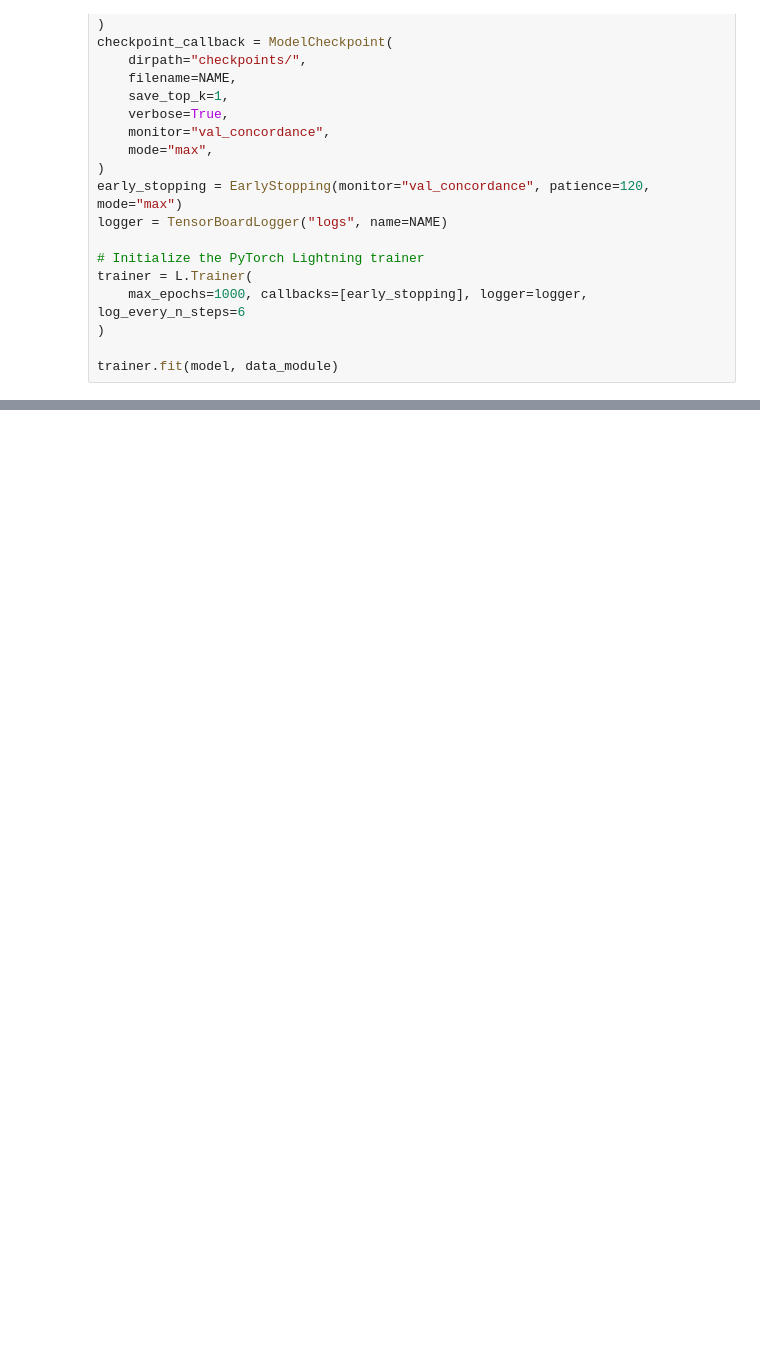
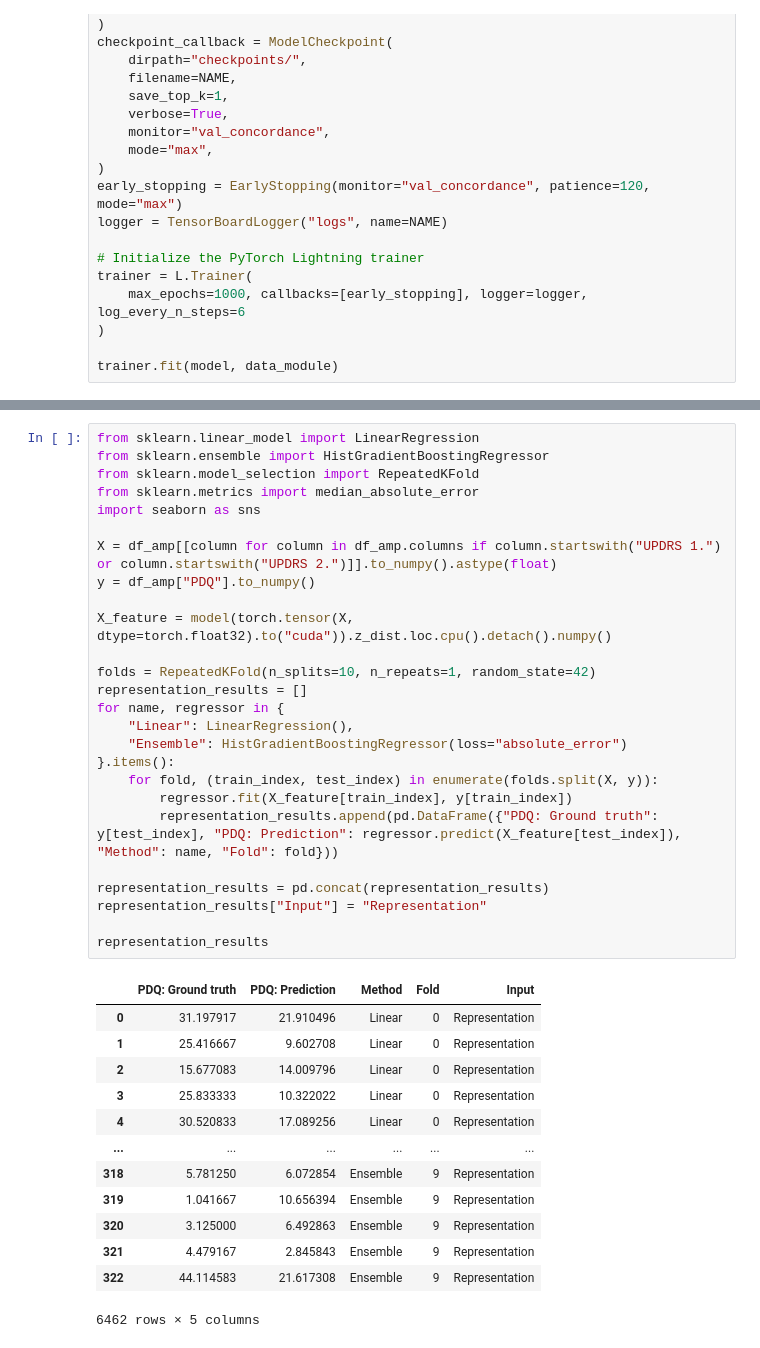
Before and after one commit to UKEIAM/de.uke.iam.parkinson.vae_longitudinal, a Jupyter notebook: src/vae.ipynb, the cells around one changed output, grey strips where cells are left out. Cells and saved outputs as stored; diff of their text form; blank space fills up the shorter version.

```diff
--- a/src/vae.ipynb
+++ b/src/vae.ipynb
@@ -181,0 +254,40 @@ model = VariationAutoencoderModule.load_from_checkpoint(
+# %%
+from sklearn.linear_model import LinearRegression
+from sklearn.ensemble import HistGradientBoostingRegressor
+from sklearn.model_selection import RepeatedKFold
+from sklearn.metrics import median_absolute_error
+import seaborn as sns
+
+X = df_amp[[column for column in df_amp.columns if column.startswith("UPDRS 1.") or column.startswith("UPDRS 2.")]].to_numpy().astype(float)
+y = df_amp["PDQ"].to_numpy()
+
+X_feature = model(torch.tensor(X, dtype=torch.float32).to("cuda")).z_dist.loc.cpu().detach().numpy()
+
+folds = RepeatedKFold(n_splits=10, n_repeats=1, random_state=42)
+representation_results = []
+for name, regressor in {
+    "Linear": LinearRegression(),
+    "Ensemble": HistGradientBoostingRegressor(loss="absolute_error")
+}.items():
+    for fold, (train_index, test_index) in enumerate(folds.split(X, y)):
+        regressor.fit(X_feature[train_index], y[train_index])
+        representation_results.append(pd.DataFrame({"PDQ: Ground truth": y[test_index], "PDQ: Prediction": regressor.predict(X_feature[test_index]), "Method": name, "Fold": fold}))
+
+representation_results = pd.concat(representation_results)
+representation_results["Input"] = "Representation"
+
+representation_results
+# %% [output]
+|  | PDQ: Ground truth | PDQ: Prediction | Method | Fold | Input |
+| 0 | 31.197917 | 21.910496 | Linear | 0 | Representation |
+| 1 | 25.416667 | 9.602708 | Linear | 0 | Representation |
+| 2 | 15.677083 | 14.009796 | Linear | 0 | Representation |
+| 3 | 25.833333 | 10.322022 | Linear | 0 | Representation |
+| 4 | 30.520833 | 17.089256 | Linear | 0 | Representation |
+| ... | ... | ... | ... | ... | ... |
+| 318 | 5.781250 | 6.072854 | Ensemble | 9 | Representation |
+| 319 | 1.041667 | 10.656394 | Ensemble | 9 | Representation |
+| 320 | 3.125000 | 6.492863 | Ensemble | 9 | Representation |
+| 321 | 4.479167 | 2.845843 | Ensemble | 9 | Representation |
+| 322 | 44.114583 | 21.617308 | Ensemble | 9 | Representation |
+6462 rows × 5 columns
```
Also changed, not shown: parts of 15 cells of this notebook.
